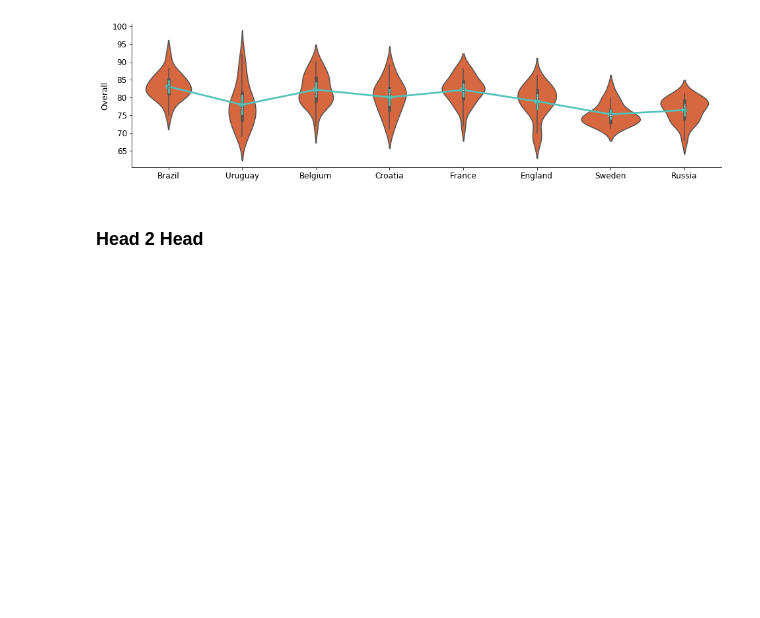
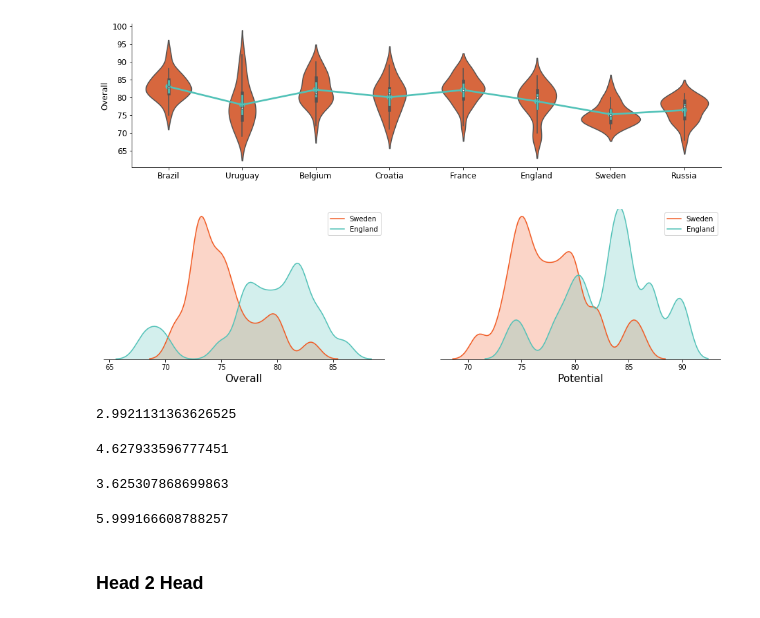
Before and after one commit to calestini/soccer_stats, a Jupyter notebook: 2018 World Cup Quarter Finals.ipynb, the cells around one changed output. Saved outputs shown, nothing was run; the diff lists cells and outputs as text; code cells hidden in the pictures; blank space fills up the shorter version.

```diff
--- a/2018 World Cup Quarter Finals.ipynb
+++ b/2018 World Cup Quarter Finals.ipynb
@@ -344,6 +344,52 @@ plt.xlabel('');
 plt.savefig('overall.png', dpi = 300)
 # %% [output]
 [figure]
+# %%
+swe_eng = df_final[df_final['Nationality'].isin(['England','Sweden'])]
+
+
+fig, ax = plt.subplots(figsize=(16,4))
+
+ax1 = plt.subplot(1,2,1)
+ax1.spines['right'].set_visible(False)
+ax1.spines['top'].set_visible(False)
+ax1.spines['left'].set_visible(False)
+
+plt.subplot(1,2,1)
+sns.kdeplot(sweden['Overall'], bw=.8, shade=True, label = 'Sweden', color = '#f15b24')
+sns.kdeplot(england['Overall'], bw=.8, shade=True, label = 'England', color='#52c2b8')
+plt.yticks([])
+plt.xlabel('Overall', fontsize=15)
+
+ax2 = plt.subplot(1,2,2)
+ax2.spines['right'].set_visible(False)
+ax2.spines['top'].set_visible(False)
+ax2.spines['left'].set_visible(False)
+
+plt.subplot(1,2,2)
+sns.kdeplot(england['Potential'], bw=.8, shade=True, label = 'England', color='#52c2b8')
+sns.kdeplot(sweden['Potential'], bw=.8, shade=True, label = 'Sweden', color = '#f15b24')
+plt.yticks([])
+plt.xlabel('Potential', fontsize=15)
+plt.savefig('england_sweden_dist.png', dpi = 300);
+# %% [output]
+[figure, added]
+# %%
+np.std(sweden['Overall'])
+# %% [output]
+2.9921131363626525
+# %%
+np.std(england['Overall'])
+# %% [output]
+4.627933596777451
+# %%
+np.std(df_final[df_final['Nationality'] == 'Brazil']['Overall'])
+# %% [output]
+3.625307868699863
+# %%
+np.std(df_final[df_final['Nationality'] == 'Uruguay']['Overall'])
+# %% [output]
+5.999166608788257
 # %%
 summary = df_final.groupby('Nationality').mean().reset_index()
 # %% [markdown]
```
Also changed, not shown: parts of 1 cell of this notebook.
